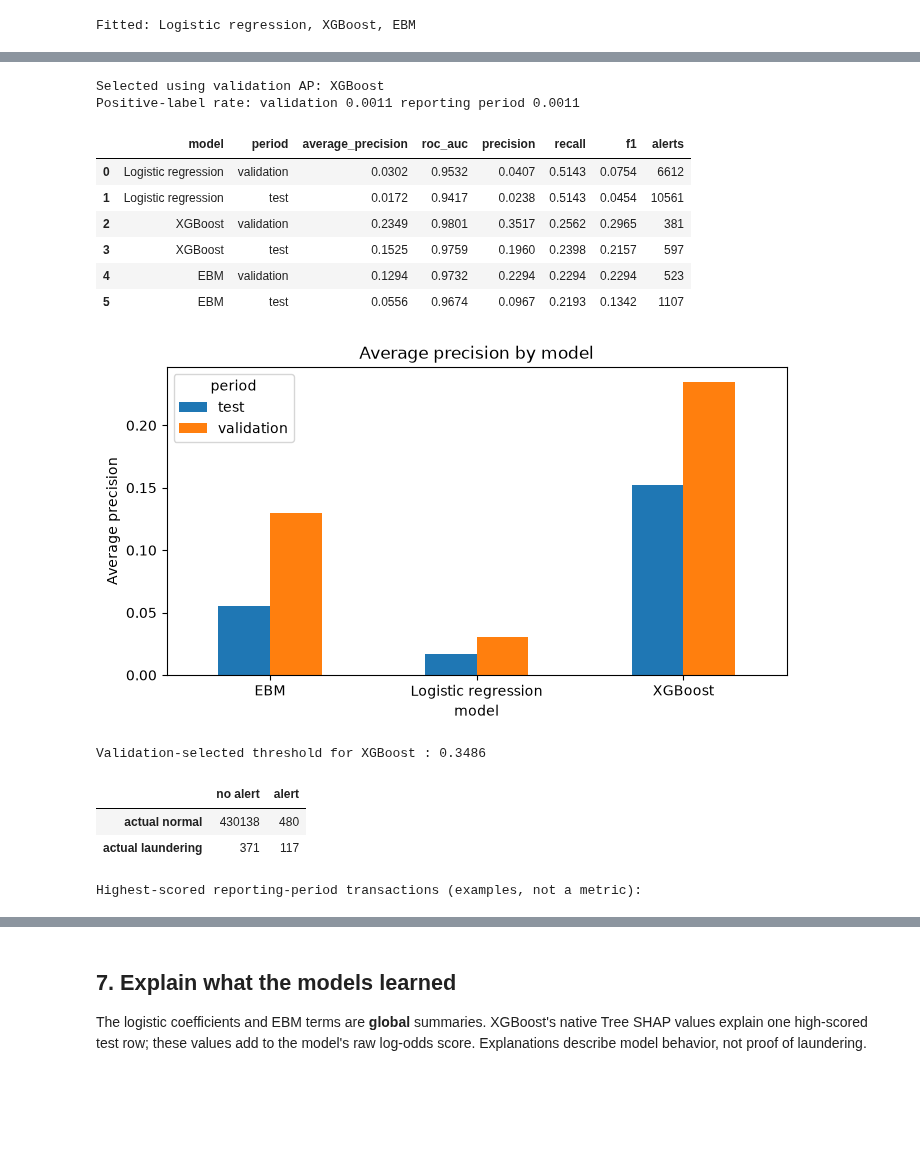
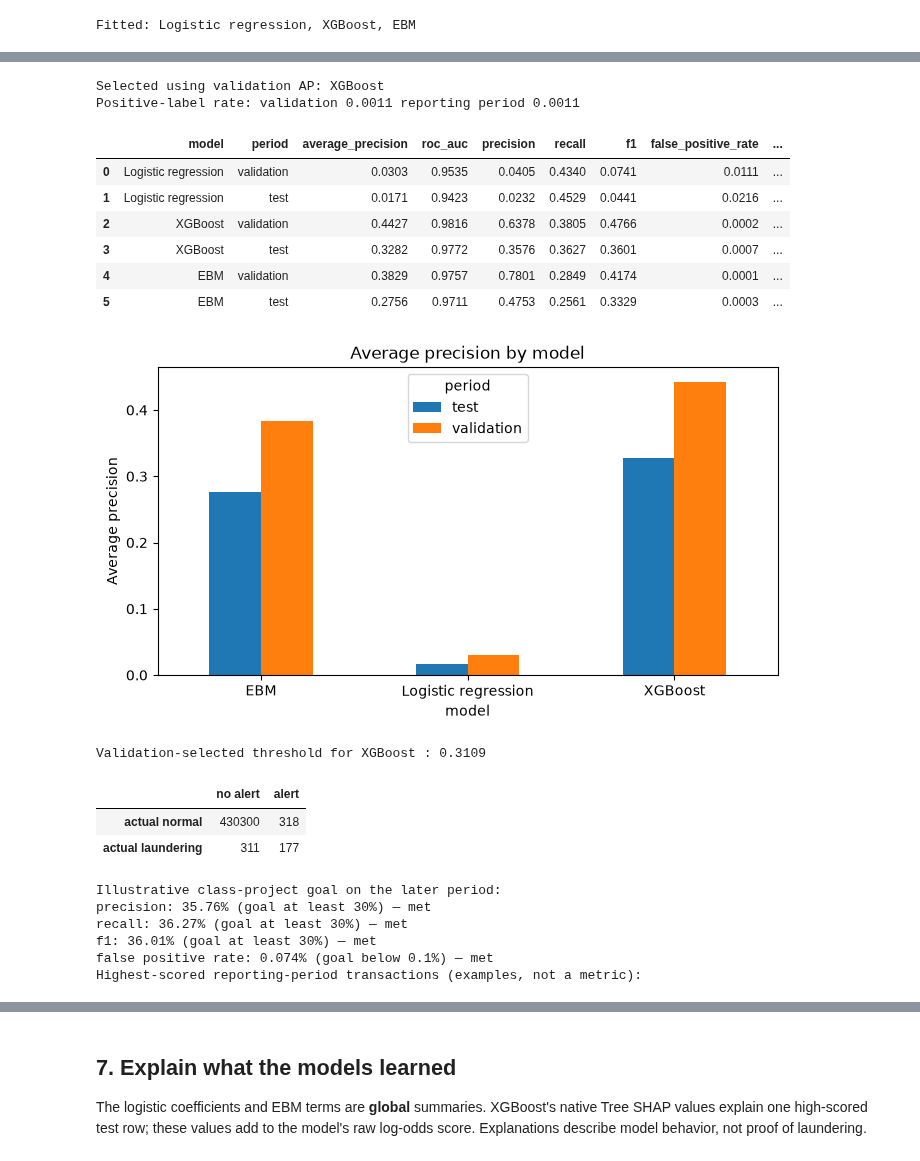
Before and after one commit to codewithdaniel1/Explainable-AML-Transaction-Monitoring, a Jupyter notebook: aml_modeling.ipynb, the cells around one changed output, grey strips where cells are left out. Drawn from its saved outputs; the diff is of its cells as text; code cells hidden in the pictures; blank space fills up the shorter version.

Commit message:
Set AML project goals and improve past-amount modeling

```diff
--- a/aml_modeling.ipynb
+++ b/aml_modeling.ipynb
@@ -98,6 +98,21 @@ for group_columns, feature_name in [
         - transactions.groupby(group_columns + ["timestamp"], sort=False).cumcount()
     )
 
+# Typical earlier payment size for this sender and payment currency.
+history_keys = ["sender", "payment_currency"]
+earlier_amount = (
+    transactions.groupby(history_keys, sort=False)["amount_paid"].cumsum()
+    - transactions.groupby(history_keys + ["timestamp"], sort=False)["amount_paid"].cumsum()
+)
+earlier_count = (
+    transactions.groupby(history_keys, sort=False).cumcount()
+    - transactions.groupby(history_keys + ["timestamp"], sort=False).cumcount()
+)
+transactions["log_prior_sender_mean_amount"] = np.log1p(
+    earlier_amount / earlier_count.replace(0, np.nan)
+).fillna(0).astype(np.float32)
+del earlier_amount, earlier_count
+
 transactions["log_amount"] = np.log1p(transactions["amount_paid"])
 transactions["log_amount_received"] = np.log1p(transactions["amount_received"])
 transactions["hour"] = transactions["timestamp"].dt.hour
@@ -107,6 +122,7 @@ transactions = transactions.drop(columns=["sender", "receiver"])
 
 print("Feature example:")
 display(transactions[["log_amount", "log_amount_received", "prior_sender_count",
-                      "prior_receiver_count", "prior_pair_count"]].head())
+                      "prior_receiver_count", "prior_pair_count",
+                      "log_prior_sender_mean_amount"]].head())
 # %% [output]
 Feature example:
@@ -125,7 +141,8 @@ Why split by time? A monitoring model would score activity after training. A ran
 # %%
 feature_columns = ["log_amount", "log_amount_received", "hour", "same_bank",
                    "same_account", "prior_sender_count", "prior_receiver_count",
-                   "prior_pair_count", "payment_format", "payment_currency",
+                   "prior_pair_count", "log_prior_sender_mean_amount",
+                   "payment_format", "payment_currency",
                    "receiving_currency"]
 categories = ["payment_format", "payment_currency", "receiving_currency"]
 split_columns = ["timestamp", "label", "amount_paid", "amount_received"] + feature_columns
@@ -222,6 +241,7 @@ for name, model in models.items():
         score = validation_score if period == "validation" else model.predict_proba(X)[:, 1]
         scores[(name, period)] = score
         alerts = score >= thresholds[name]
+        tn, fp, fn, tp = confusion_matrix(y, alerts).ravel()
         rows.append({
             "model": name,
             "period": period,
@@ -230,6 +250,9 @@ for name, model in models.items():
             "precision": precision_score(y, alerts, zero_division=0),
             "recall": recall_score(y, alerts),
             "f1": f1_score(y, alerts),
+            "false_positive_rate": fp / (fp + tn),
+            "true_positives": int(tp),
+            "false_positives": int(fp),
             "alerts": int(alerts.sum()),
         })
 results = pd.DataFrame(rows)
@@ -241,44 +264,57 @@ selected_model = (
 print("Selected using validation AP:", selected_model)
 print("Positive-label rate: validation", round(y_validation.mean(), 4),
       "reporting period", round(y_test.mean(), 4))
 display(results.round(4))
 results.pivot(index="model", columns="period", values="average_precision").plot.bar(
     figsize=(8, 4), title="Average precision by model"
 )
 plt.ylabel("Average precision")
 plt.xticks(rotation=0)
 plt.show()
 
 selected_alerts = scores[(selected_model, "test")] >= thresholds[selected_model]
 print("Validation-selected threshold for", selected_model, ":", round(thresholds[selected_model], 4))
 display(pd.DataFrame(
     confusion_matrix(y_test, selected_alerts),
     index=["actual normal", "actual laundering"],
     columns=["no alert", "alert"],
 ))
 
+later = results[(results["model"] == selected_model) & (results["period"] == "test")].iloc[0]
+print("Illustrative class-project goal on the later period:")
+for metric, target in [("precision", 0.30), ("recall", 0.30), ("f1", 0.30)]:
+    print(f"{metric}: {later[metric]:.2%} (goal at least {target:.0%}) —",
+          "met" if later[metric] >= target else "not met")
+print(f"false positive rate: {later['false_positive_rate']:.3%} (goal below 0.1%) —",
+      "met" if later["false_positive_rate"] < 0.001 else "not met")
+
 top = np.argsort(-scores[(selected_model, "test")])[:10]
 top_transactions = test.iloc[top][[
     "timestamp", "amount_paid", "payment_currency", "amount_received",
     "receiving_currency", "payment_format", "label"
 ]].copy()
 top_transactions["model_score"] = scores[(selected_model, "test")][top]
 print("Highest-scored reporting-period transactions (examples, not a metric):")
 display(top_transactions)
 # %% [output]
 Selected using validation AP: XGBoost
 Positive-label rate: validation 0.0011 reporting period 0.0011
-|  | model | period | average_precision | roc_auc | precision | recall | f1 | alerts |
-| 0 | Logistic regression | validation | 0.0302 | 0.9532 | 0.0407 | 0.5143 | 0.0754 | 6612 |
-| 1 | Logistic regression | test | 0.0172 | 0.9417 | 0.0238 | 0.5143 | 0.0454 | 10561 |
-| 2 | XGBoost | validation | 0.2349 | 0.9801 | 0.3517 | 0.2562 | 0.2965 | 381 |
-| 3 | XGBoost | test | 0.1525 | 0.9759 | 0.1960 | 0.2398 | 0.2157 | 597 |
-| 4 | EBM | validation | 0.1294 | 0.9732 | 0.2294 | 0.2294 | 0.2294 | 523 |
-| 5 | EBM | test | 0.0556 | 0.9674 | 0.0967 | 0.2193 | 0.1342 | 1107 |
+|  | model | period | average_precision | roc_auc | precision | recall | f1 | false_positive_rate | ... |
+| 0 | Logistic regression | validation | 0.0303 | 0.9535 | 0.0405 | 0.4340 | 0.0741 | 0.0111 | ... |
+| 1 | Logistic regression | test | 0.0171 | 0.9423 | 0.0232 | 0.4529 | 0.0441 | 0.0216 | ... |
+| 2 | XGBoost | validation | 0.4427 | 0.9816 | 0.6378 | 0.3805 | 0.4766 | 0.0002 | ... |
+| 3 | XGBoost | test | 0.3282 | 0.9772 | 0.3576 | 0.3627 | 0.3601 | 0.0007 | ... |
+| 4 | EBM | validation | 0.3829 | 0.9757 | 0.7801 | 0.2849 | 0.4174 | 0.0001 | ... |
+| 5 | EBM | test | 0.2756 | 0.9711 | 0.4753 | 0.2561 | 0.3329 | 0.0003 | ... |
-[figure, old version]
+[figure, new version]
-Validation-selected threshold for XGBoost : 0.3486
+Validation-selected threshold for XGBoost : 0.3109
 |  | no alert | alert |
-| actual normal | 430138 | 480 |
-| actual laundering | 371 | 117 |
+| actual normal | 430300 | 318 |
+| actual laundering | 311 | 177 |
+Illustrative class-project goal on the later period:
+precision: 35.76% (goal at least 30%) — met
+recall: 36.27% (goal at least 30%) — met
+f1: 36.01% (goal at least 30%) — met
+false positive rate: 0.074% (goal below 0.1%) — met
 Highest-scored reporting-period transactions (examples, not a metric):
 |  | timestamp | amount_paid | payment_currency | amount_received | receiving_currency | payment_format | ... |
```
Also changed, not shown: parts of 7 cells of this notebook, 2 other files.
